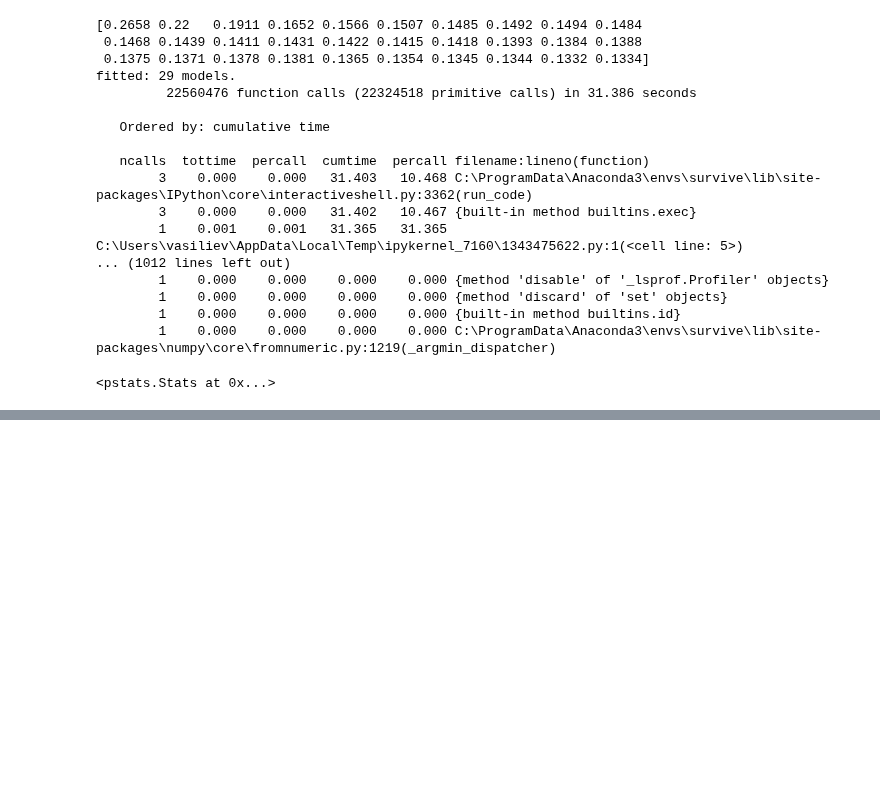
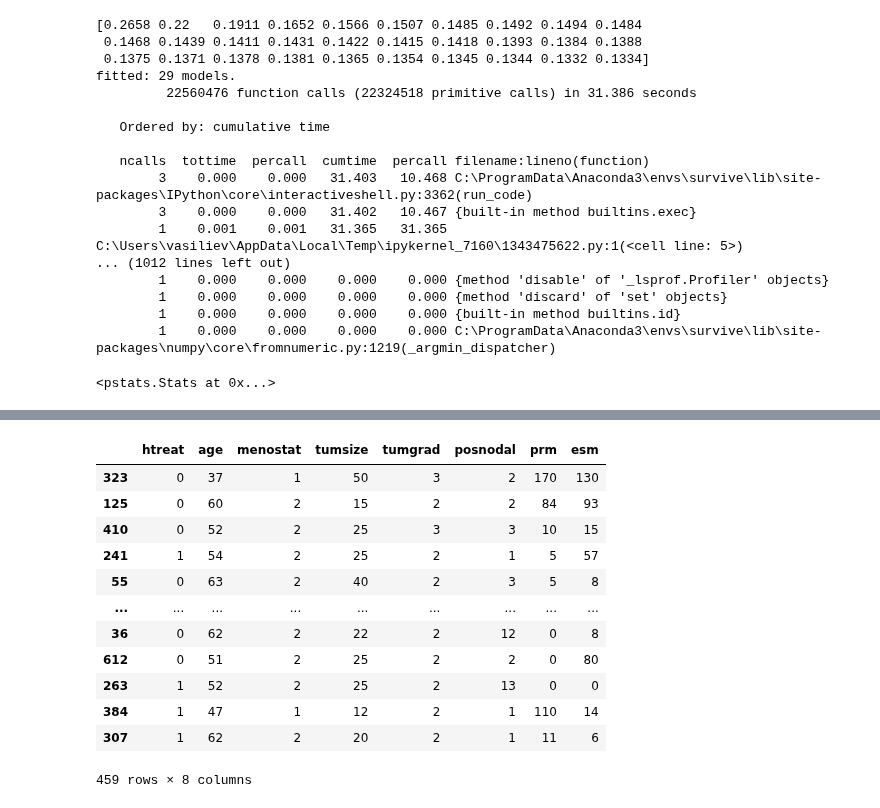
Before and after one commit to iuliivasilev/dev-survivors, a Jupyter notebook: demonstration/NewKM.ipynb, the cells around one changed output, grey strips where cells are left out. Cells and saved outputs as stored; diff of their text form; code cells hidden in the pictures; blank space fills up the shorter version.

```diff
--- a/demonstration/NewKM.ipynb
+++ b/demonstration/NewKM.ipynb
@@ -871,0 +903,16 @@ X_HO
+# %%
+X
+# %% [output]
+|  | htreat | age | menostat | tumsize | tumgrad | posnodal | prm | esm |
+| 323 | 0 | 37 | 1 | 50 | 3 | 2 | 170 | 130 |
+| 125 | 0 | 60 | 2 | 15 | 2 | 2 | 84 | 93 |
+| 410 | 0 | 52 | 2 | 25 | 3 | 3 | 10 | 15 |
+| 241 | 1 | 54 | 2 | 25 | 2 | 1 | 5 | 57 |
+| 55 | 0 | 63 | 2 | 40 | 2 | 3 | 5 | 8 |
+| ... | ... | ... | ... | ... | ... | ... | ... | ... |
+| 36 | 0 | 62 | 2 | 22 | 2 | 12 | 0 | 8 |
+| 612 | 0 | 51 | 2 | 25 | 2 | 2 | 0 | 80 |
+| 263 | 1 | 52 | 2 | 25 | 2 | 13 | 0 | 0 |
+| 384 | 1 | 47 | 1 | 12 | 2 | 1 | 110 | 14 |
+| 307 | 1 | 62 | 2 | 20 | 2 | 1 | 11 | 6 |
+459 rows × 8 columns
```
Also changed, not shown: parts of 47 cells of this notebook, 2 other files.
